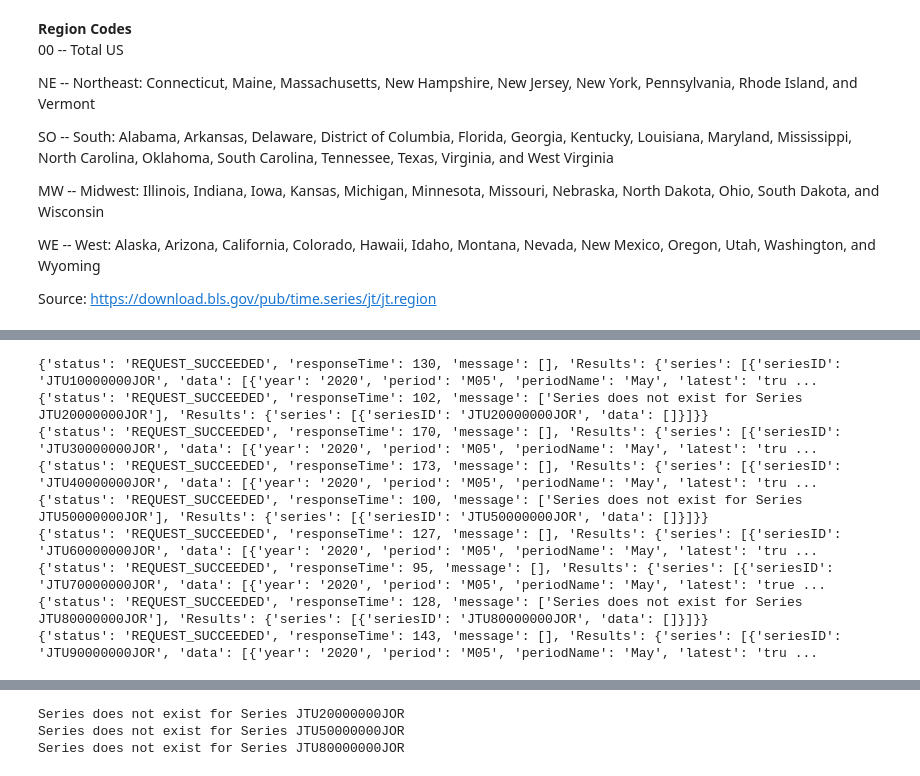
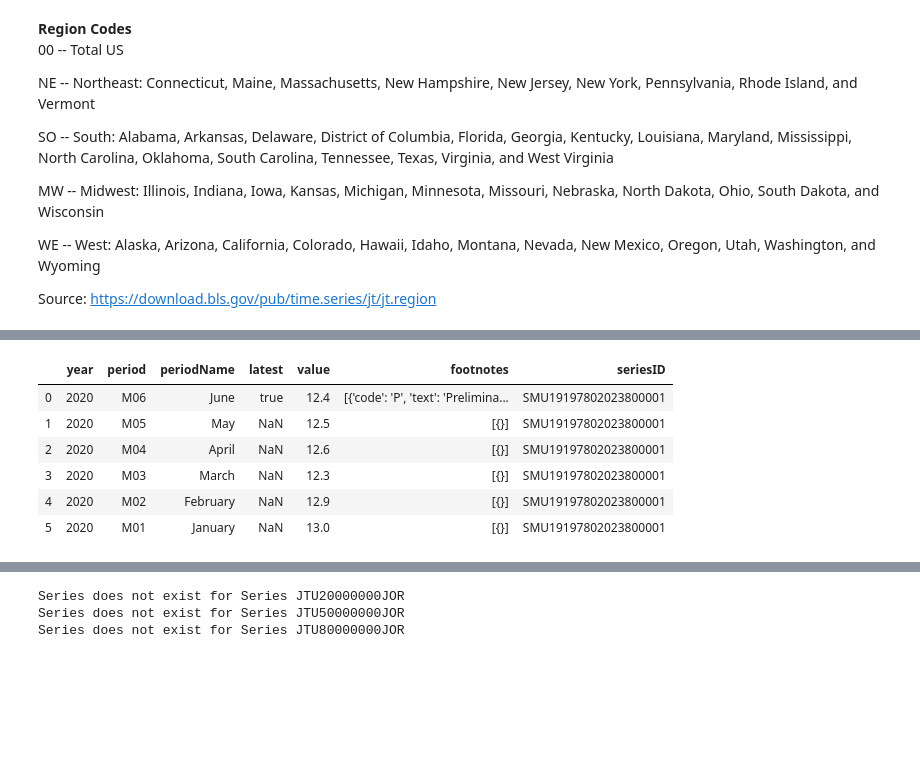
Before and after one commit to carlykelly/Covid-19-Project, a Jupyter notebook: Clemi_BLS_Industry_Predictive_Model.ipynb, the cells around one changed output, grey strips where cells are left out. Saved outputs shown, nothing was run; the diff lists cells and outputs as text; code cells hidden in the pictures; blank space fills up the shorter version.

```diff
--- a/Clemi_BLS_Industry_Predictive_Model.ipynb
+++ b/Clemi_BLS_Industry_Predictive_Model.ipynb
@@ -50,3 +46,19 @@ WE -- West: Alaska, Arizona, California, Colorado, Hawaii, Idaho, Montana, Nevad
 Source: https://download.bls.gov/pub/time.series/jt/jt.region
 # %%
 from config import APIkey
+# %%
+jsons=[]
+for code in codes:
+    headers = {'Content-type': 'application/json'}
+    data = json.dumps({'seriesid':['SMU19197802023800001'],'startyear':'2020','endyear':'2020','registrationkey':APIkey})
+    p = requests.post('https://api.bls.gov/publicAPI/v2/timeseries/data/', data=data, headers=headers)
+    json_data = json.loads(p.text)
+
+    series=json_data['Results']['series']
+    for s in series:
+        seriesID=s['seriesID']
+        seriesData=s['data']
+        for i in range(len(seriesData)):
+            seriesData[i]['seriesID']=seriesID
+            print(json.dumps(seriesData,indent=4))
+    #jsons.append(json_data)
@@ -53,20 +86,22 @@ from config import APIkey
+# %%
+seriesData_df=pd.DataFrame(seriesData)
+# %%
+seriesData_df
+# %% [output]
+|  | year | period | periodName | latest | value | footnotes | seriesID |
+| 0 | 2020 | M06 | June | true | 12.4 | [{'code': 'P', 'text': 'Prelimina... | SMU19197802023800001 |
+| 1 | 2020 | M05 | May | NaN | 12.5 | [{}] | SMU19197802023800001 |
+| 2 | 2020 | M04 | April | NaN | 12.6 | [{}] | SMU19197802023800001 |
+| 3 | 2020 | M03 | March | NaN | 12.3 | [{}] | SMU19197802023800001 |
+| 4 | 2020 | M02 | February | NaN | 12.9 | [{}] | SMU19197802023800001 |
+| 5 | 2020 | M01 | January | NaN | 13.0 | [{}] | SMU19197802023800001 |
 # %%
-codes=['10000000','20000000','30000000','40000000','50000000','60000000','70000000','80000000','90000000']
-jsons=[]
-for code in codes:
-    headers = {'Content-type': 'application/json'}
-    data = json.dumps({'seriesid':['JTU'+code+'JOR'],'startyear':'2020','endyear':'2020','registrationkey':APIkey})
-    p = requests.post('https://api.bls.gov/publicAPI/v2/timeseries/data/', data=data, headers=headers)
-    json_data = json.loads(p.text)
-    print(json_data)
-    jsons.append(json_data)
+# codes=['10000000','20000000','30000000','40000000','50000000','60000000','70000000','80000000','90000000']
+# jsons=[]
+# for code in codes:
+#     headers = {'Content-type': 'application/json'}
+#     data = json.dumps({'seriesid':['JTU'+code+'JOR'],'startyear':'2020','endyear':'2020','registrationkey':APIkey})
+#     p = requests.post('https://api.bls.gov/publicAPI/v2/timeseries/data/', data=data, headers=headers)
+#     json_data = json.loads(p.text)
+#     print(json_data)
+#     jsons.append(json_data)
-# %% [output]
-{'status': 'REQUEST_SUCCEEDED', 'responseTime': 130, 'message': [], 'Results': {'series': [{'seriesID': 'JTU10000000JOR', 'data': [{'year': '2020', 'period': 'M05', 'periodName': 'May', 'latest': 'tru ...
-{'status': 'REQUEST_SUCCEEDED', 'responseTime': 102, 'message': ['Series does not exist for Series JTU20000000JOR'], 'Results': {'series': [{'seriesID': 'JTU20000000JOR', 'data': []}]}}
-{'status': 'REQUEST_SUCCEEDED', 'responseTime': 170, 'message': [], 'Results': {'series': [{'seriesID': 'JTU30000000JOR', 'data': [{'year': '2020', 'period': 'M05', 'periodName': 'May', 'latest': 'tru ...
-{'status': 'REQUEST_SUCCEEDED', 'responseTime': 173, 'message': [], 'Results': {'series': [{'seriesID': 'JTU40000000JOR', 'data': [{'year': '2020', 'period': 'M05', 'periodName': 'May', 'latest': 'tru ...
-{'status': 'REQUEST_SUCCEEDED', 'responseTime': 100, 'message': ['Series does not exist for Series JTU50000000JOR'], 'Results': {'series': [{'seriesID': 'JTU50000000JOR', 'data': []}]}}
-{'status': 'REQUEST_SUCCEEDED', 'responseTime': 127, 'message': [], 'Results': {'series': [{'seriesID': 'JTU60000000JOR', 'data': [{'year': '2020', 'period': 'M05', 'periodName': 'May', 'latest': 'tru ...
-{'status': 'REQUEST_SUCCEEDED', 'responseTime': 95, 'message': [], 'Results': {'series': [{'seriesID': 'JTU70000000JOR', 'data': [{'year': '2020', 'period': 'M05', 'periodName': 'May', 'latest': 'true ...
-{'status': 'REQUEST_SUCCEEDED', 'responseTime': 128, 'message': ['Series does not exist for Series JTU80000000JOR'], 'Results': {'series': [{'seriesID': 'JTU80000000JOR', 'data': []}]}}
-{'status': 'REQUEST_SUCCEEDED', 'responseTime': 143, 'message': [], 'Results': {'series': [{'seriesID': 'JTU90000000JOR', 'data': [{'year': '2020', 'period': 'M05', 'periodName': 'May', 'latest': 'tru ...
```
Also changed, not shown: parts of 16 cells of this notebook, 1 other file.
